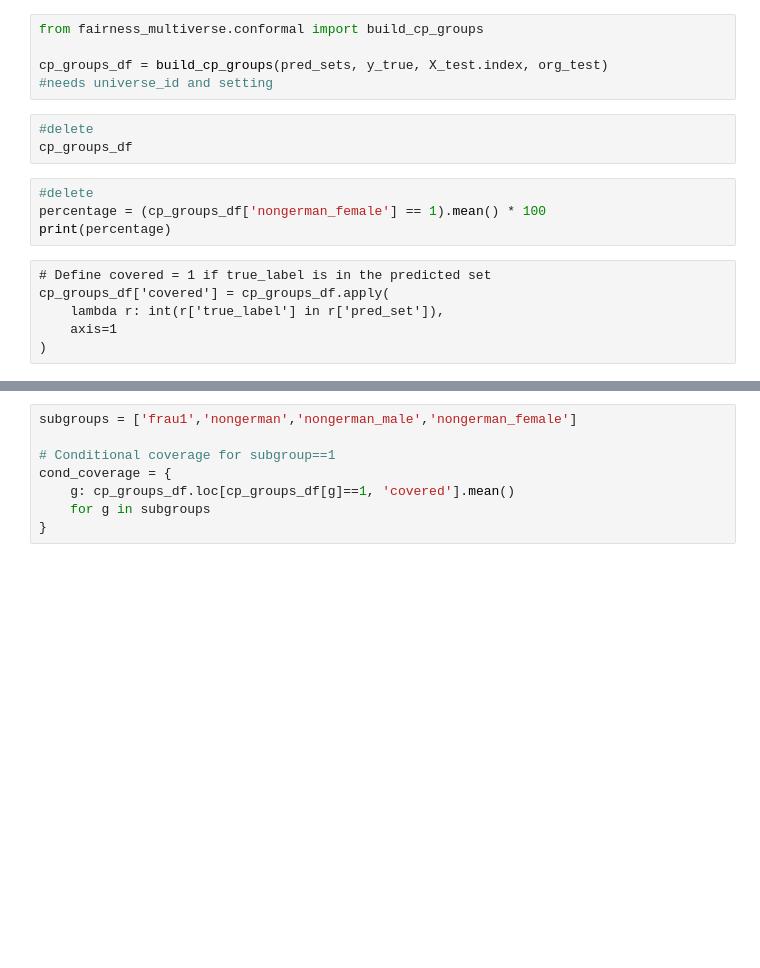
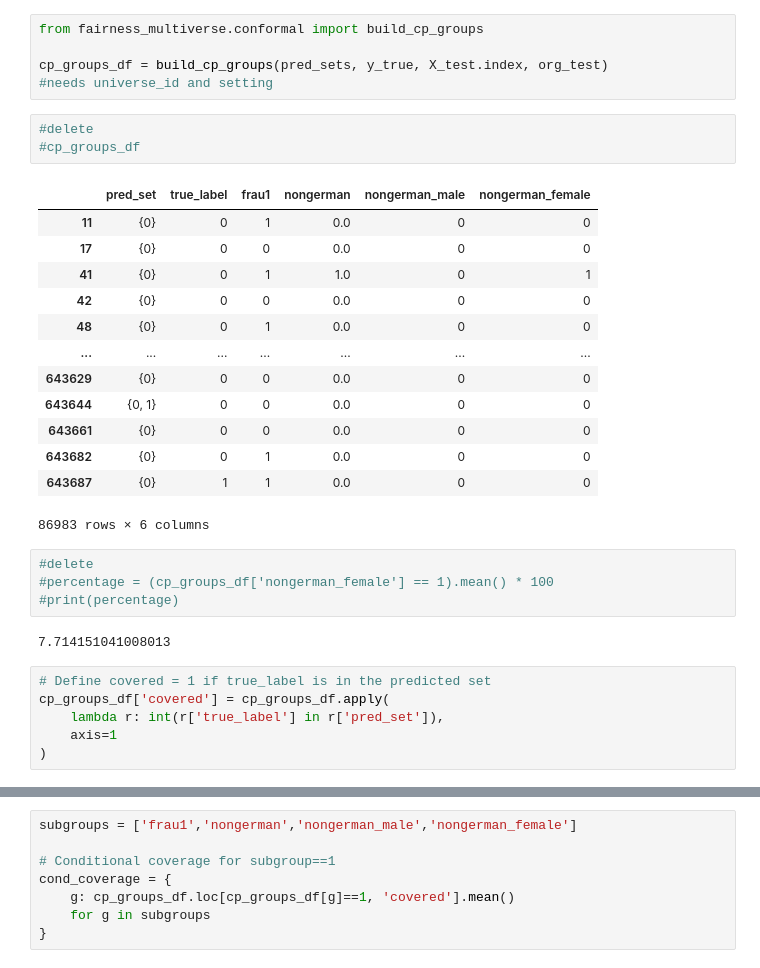
Before and after one commit to jsbroden/CMA_Fairness_v2, a Jupyter notebook: universe_analysis.ipynb, the cells around one changed output, grey strips where cells are left out. Saved outputs shown, nothing was run; the diff lists cells and outputs as text; blank space fills up the shorter version.

```diff
--- a/universe_analysis.ipynb
+++ b/universe_analysis.ipynb
@@ -345,16 +378,32 @@ cp_groups_df = build_cp_groups(pred_sets, y_true, X_test.index, org_test)
 #needs universe_id and setting
 # %%
 #delete
-cp_groups_df
+#cp_groups_df
+# %% [output]
+|  | pred_set | true_label | frau1 | nongerman | nongerman_male | nongerman_female |
+| 11 | {0} | 0 | 1 | 0.0 | 0 | 0 |
+| 17 | {0} | 0 | 0 | 0.0 | 0 | 0 |
+| 41 | {0} | 0 | 1 | 1.0 | 0 | 1 |
+| 42 | {0} | 0 | 0 | 0.0 | 0 | 0 |
+| 48 | {0} | 0 | 1 | 0.0 | 0 | 0 |
+| ... | ... | ... | ... | ... | ... | ... |
+| 643629 | {0} | 0 | 0 | 0.0 | 0 | 0 |
+| 643644 | {0, 1} | 0 | 0 | 0.0 | 0 | 0 |
+| 643661 | {0} | 0 | 0 | 0.0 | 0 | 0 |
+| 643682 | {0} | 0 | 1 | 0.0 | 0 | 0 |
+| 643687 | {0} | 1 | 1 | 0.0 | 0 | 0 |
+86983 rows × 6 columns
 # %%
 #delete
-percentage = (cp_groups_df['nongerman_female'] == 1).mean() * 100
-print(percentage)
+#percentage = (cp_groups_df['nongerman_female'] == 1).mean() * 100
+#print(percentage)
+# %% [output]
+7.714151041008013
-# %% [raw]
-# Define covered = 1 if true_label is in the predicted set
-cp_groups_df['covered'] = cp_groups_df.apply(
-    lambda r: int(r['true_label'] in r['pred_set']),
-    axis=1
-)
+# %%
+# Define covered = 1 if true_label is in the predicted set
+cp_groups_df['covered'] = cp_groups_df.apply(
+    lambda r: int(r['true_label'] in r['pred_set']),
+    axis=1
+)
 # %%
 #cp_groups_df
```
Also changed, not shown: parts of 23 cells of this notebook, 10 other files.
